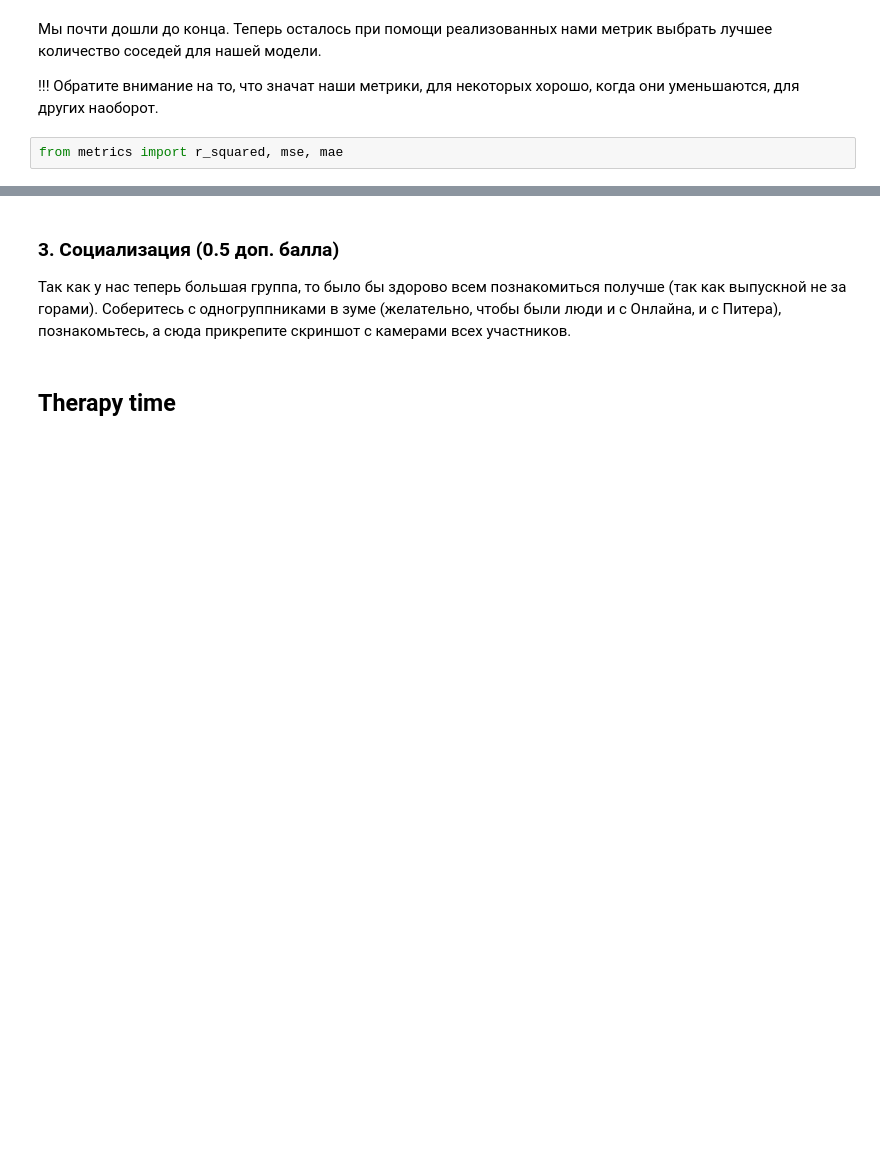
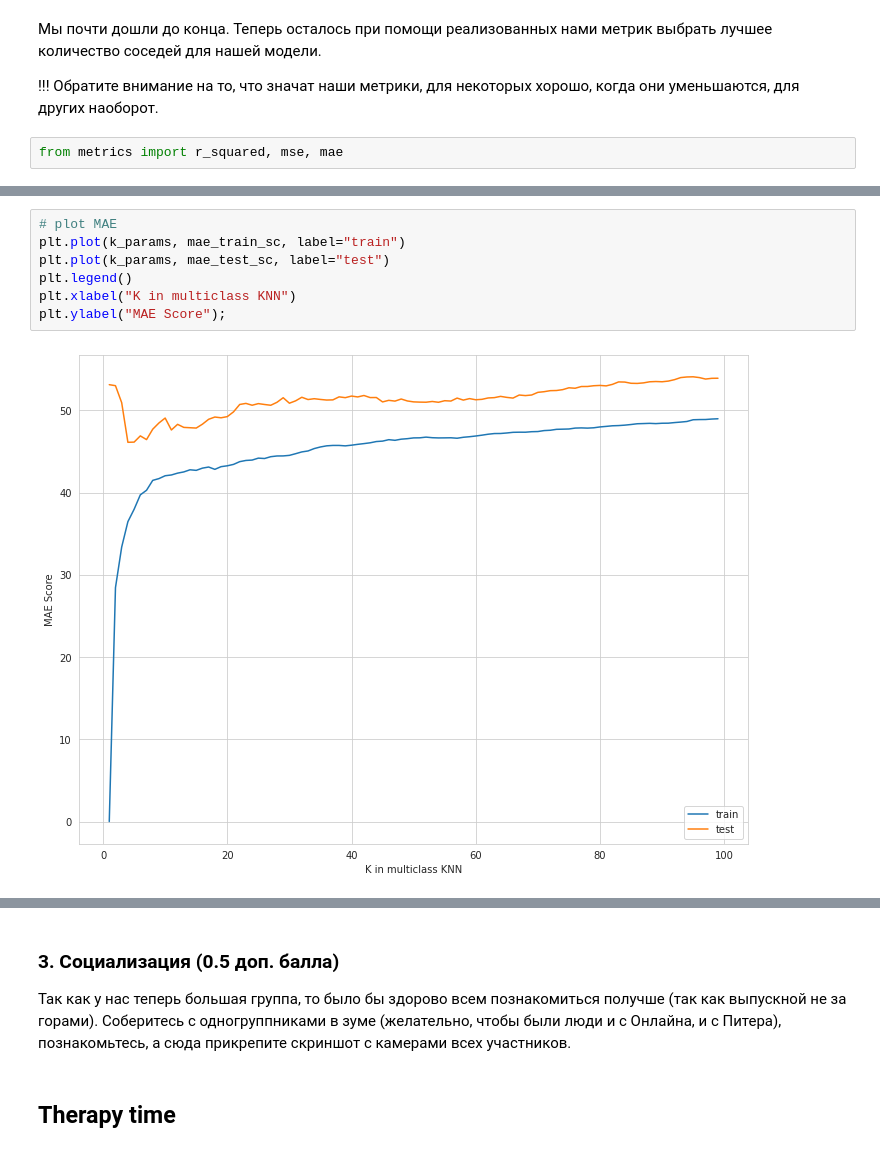
Before and after one commit to Freddsle/BI_ML_2021, a Jupyter notebook: l01_knn/code/KNN.ipynb, the cells around one changed output, grey strips where cells are left out. Saved outputs shown, nothing was run; the diff lists cells and outputs as text; blank space fills up the shorter version.

```diff
--- a/l01_knn/code/KNN.ipynb
+++ b/l01_knn/code/KNN.ipynb
@@ -664,0 +718,9 @@ mae: 39.51185185185185
+# %%
+# plot MAE
+plt.plot(k_params, mae_train_sc, label="train")
+plt.plot(k_params, mae_test_sc, label="test")
+plt.legend()
+plt.xlabel("K in multiclass KNN")
+plt.ylabel("MAE Score");
+# %% [output]
+[figure, added]
```
Also changed, not shown: parts of 94 cells of this notebook.
